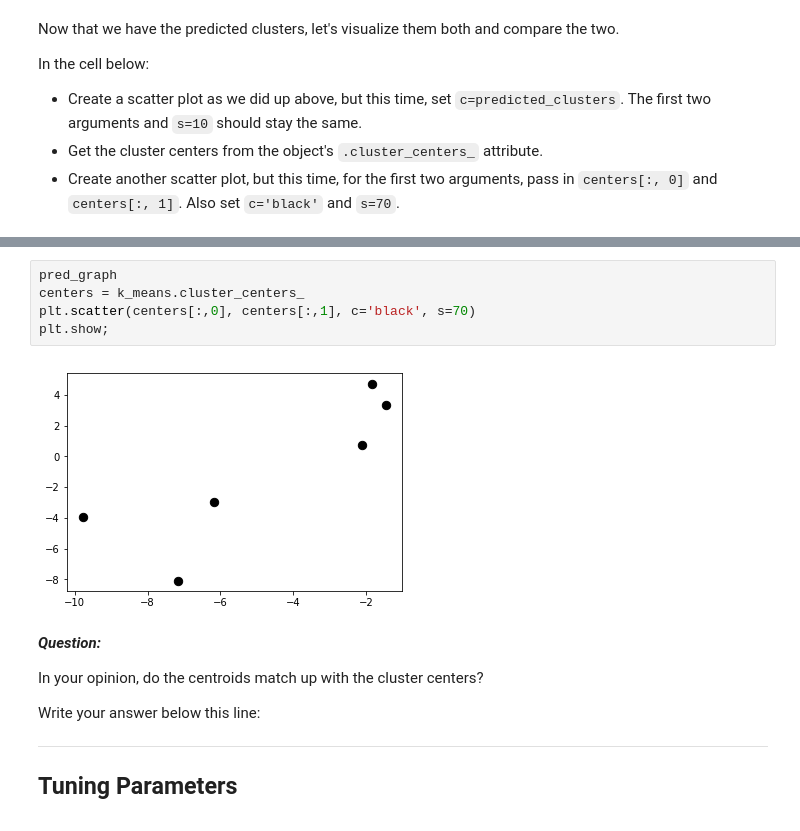
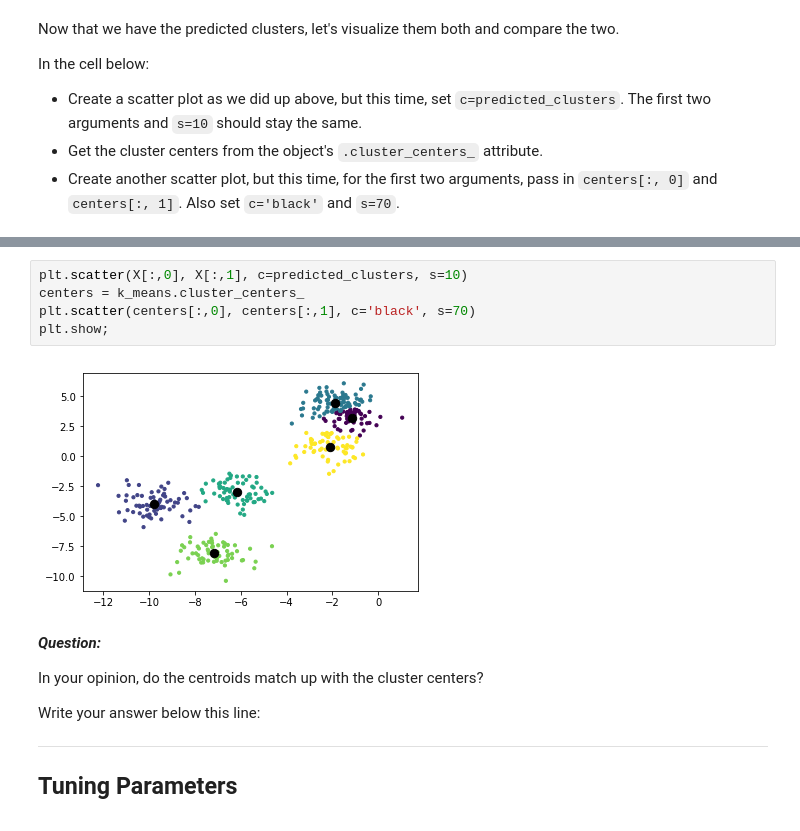
Before and after one commit to MIAISEMAN/dsc-3-35-04-k-means-clustering-lab-seattle-ds-career-040119, a Jupyter notebook: index.ipynb, the cells around one changed output, grey strips where cells are left out. Saved outputs shown, nothing was run; the diff lists cells and outputs as text.

```diff
--- a/index.ipynb
+++ b/index.ipynb
@@ -94,10 +94,10 @@ pred_graph = plt.scatter(X[:,0], X[:,1], c=predicted_clusters, s=10)
 # %%
-pred_graph
+plt.scatter(X[:,0], X[:,1], c=predicted_clusters, s=10)
 centers = k_means.cluster_centers_
 plt.scatter(centers[:,0], centers[:,1], c='black', s=70)
 plt.show;
 # %% [output]
-[figure, old version]
+[figure, new version]
 # %% [markdown]
 **_Question:_**
 
```
Also changed, not shown: parts of 1 cell of this notebook.
